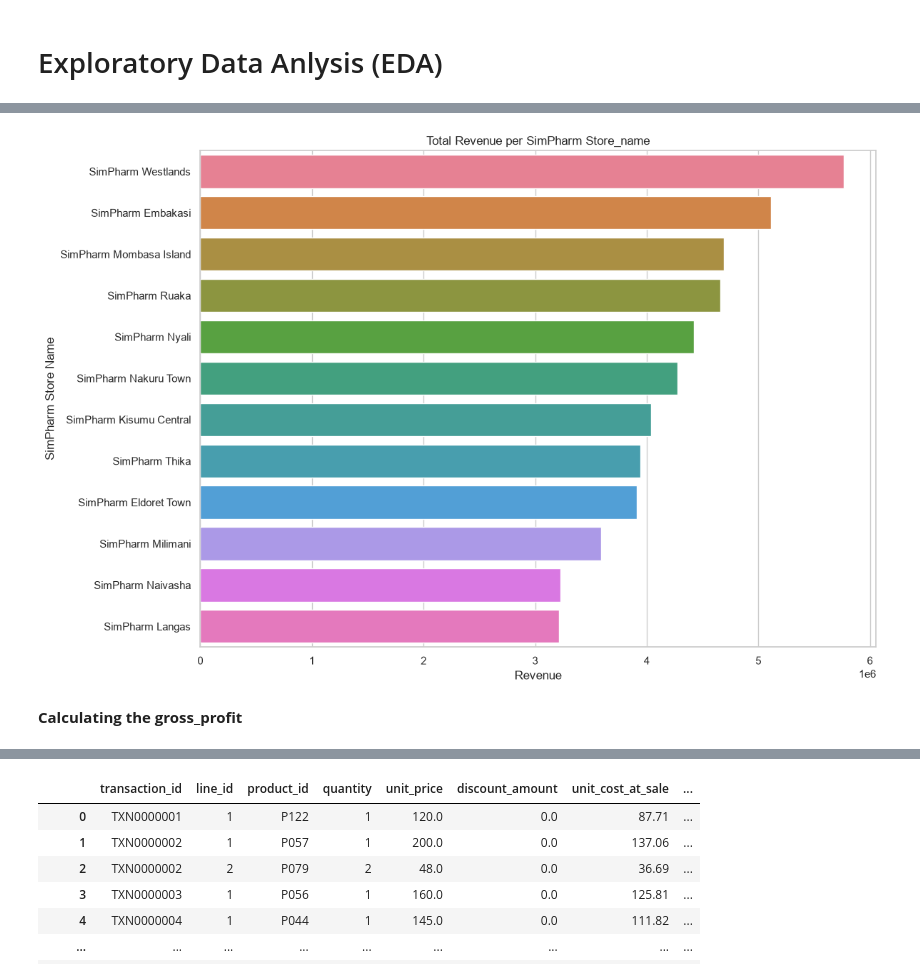
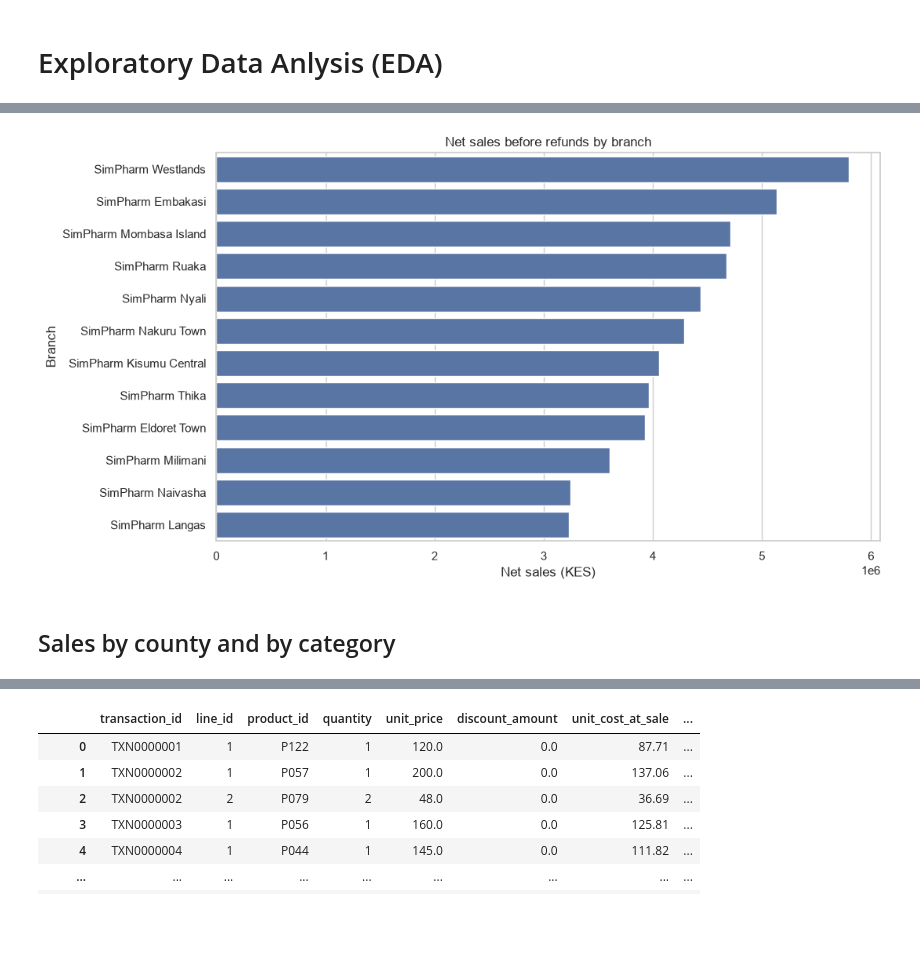
Before and after one commit to MwangiJoseph-25/pharmacy_retail_intelligence, a Jupyter notebook: Notebooks/EDA.ipynb, the cells around one changed output, grey strips where cells are left out. Cells and saved outputs as stored; diff of their text form; code cells hidden in the pictures; blank space fills up the shorter version.

```diff
--- a/Notebooks/EDA.ipynb
+++ b/Notebooks/EDA.ipynb
@@ -77,9 +112,0 @@ print(transactions_complete_df.shape)
-# %%
-trans_df=pd.merge(
-    transaction_items_df,
-    transactions_complete_df[['transaction_id','transaction_datetime','store_id','customer_id','payment_method']],
-    on='transaction_id',
-    how='inner'
-)
-
-trans_df.head(10)
@@ -226,0 +153,13 @@ total_revenue_per_store
+# %%
+branch_performance = (
+    trans_df.groupby(['store_id', 'store_name', 'county'], as_index=False)
+    .agg(
+        net_sales=('line_net_amount', 'sum'),
+        gross_profit_before_refunds=('profit_before_refunds', 'sum'),
+        units_sold=('quantity', 'sum'),
+        transactions=('transaction_id', 'nunique'))
+)
+
+branch_performance['gross_margin_pct'] = round((branch_performance['gross_profit_before_refunds'] /branch_performance['net_sales'] * 100),2)
+branch_performance = branch_performance.sort_values('net_sales', ascending=False)
+display(branch_performance)
@@ -227,13 +180,10 @@ total_revenue_per_store
 # %%
-sns.set_theme(style="whitegrid")
-plt.figure(figsize=[12,8])
-sns.barplot(data=total_revenue_per_store,x='revenue',y='store_name',hue='store_name')
-plt.title('Total Revenue per SimPharm Store_name')
-plt.xlabel('Revenue')
-plt.ylabel('SimPharm Store Name')
+plt.figure(figsize=(11, 6))
+sns.barplot(data=branch_performance, x='net_sales', y='store_name')
+plt.title('Net sales before refunds by branch')
+plt.xlabel('Net sales (KES)')
+plt.ylabel('Branch')
 plt.tight_layout()
 plt.show()
 # %% [output]
-[figure, old version]
+[figure, new version]
-# %% [markdown]
-**Calculating the gross_profit**
@@ -242,3 +190,5 @@ trans_df['profit']=round((trans_df['line_net_amount'])-(trans_df['unit_cost_at_s
+# %% [markdown]
+## Sales by county and by category
 # %%
 trans_df
 # %% [output]
```
Also changed, not shown: parts of 71 cells of this notebook.
